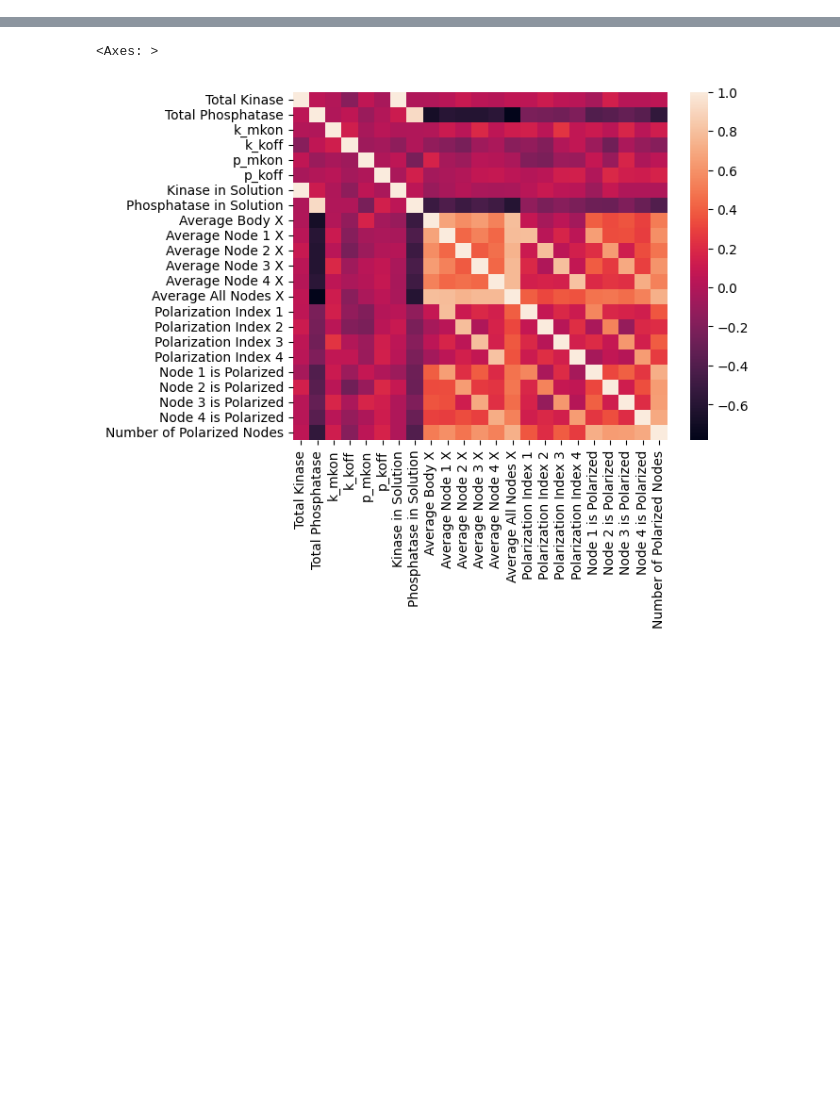
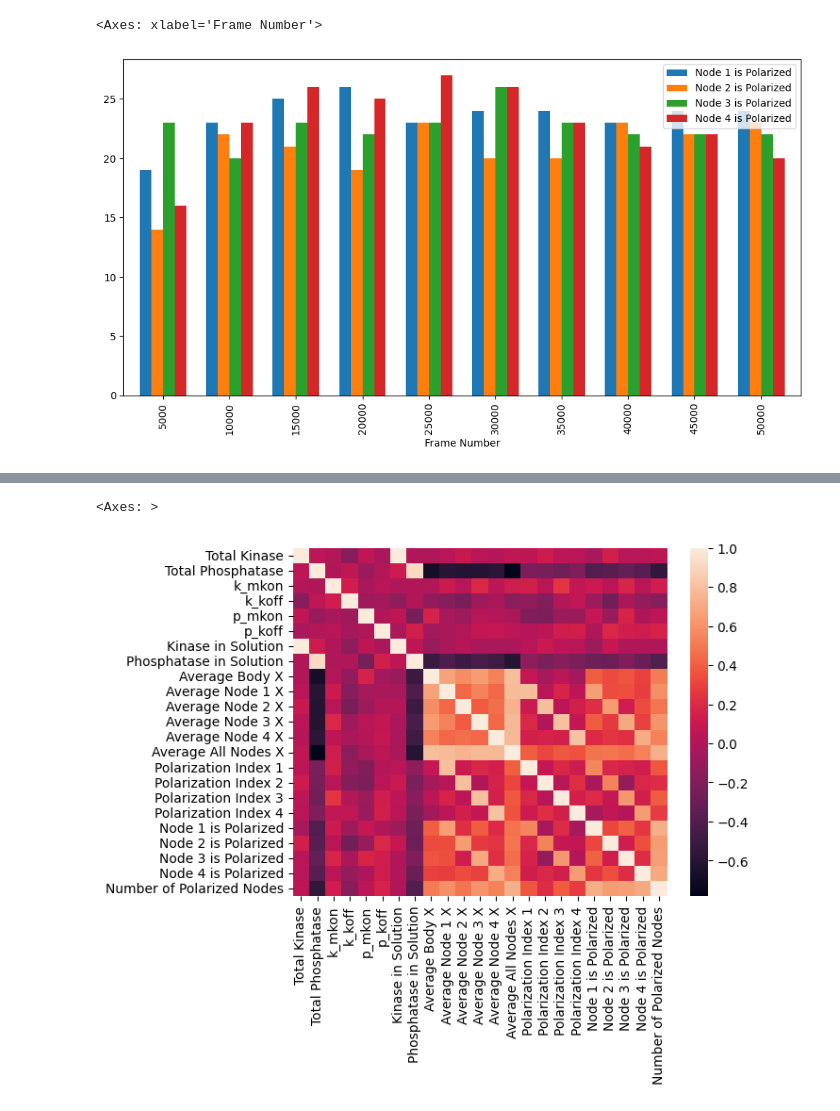
Before and after one commit to bozunhuang/PIP-polarization-simulation, a Jupyter notebook: data_analysis/model.ipynb, the cells around one changed output, grey strips where cells are left out. Cells and saved outputs as stored; diff of their text form; code cells hidden in the pictures; blank space fills up the shorter version.

```diff
--- a/data_analysis/model.ipynb
+++ b/data_analysis/model.ipynb
@@ -69,3 +70,10 @@ plt.title("Total number of polarizations on each node (" + str(processed_data.sh
+# %%
+processed_data.groupby("Frame Number")[node_cols].sum().plot(
+    kind="bar", figsize=(12, 6), width=0.7
+)
+# %% [output]
+<Axes: xlabel='Frame Number'>
+[figure, added]
 # %%
 node_cols = [f'Node {i} is Polarized' for i in range(1, 5)]
 processed_data['Number of Polarized Nodes'] = processed_data[node_cols].sum(axis=1)
```
Also changed, not shown: parts of 9 cells of this notebook, 2 other files.
